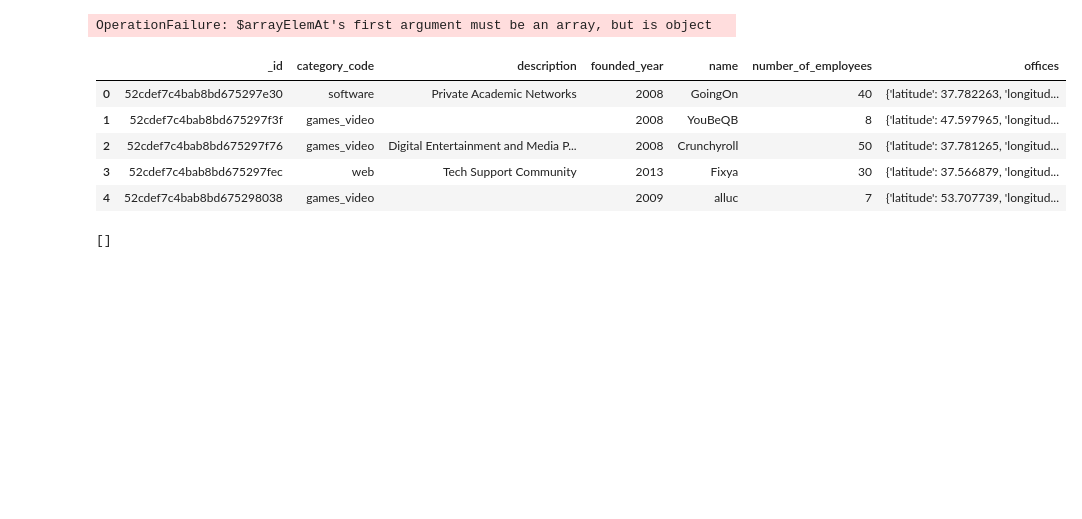
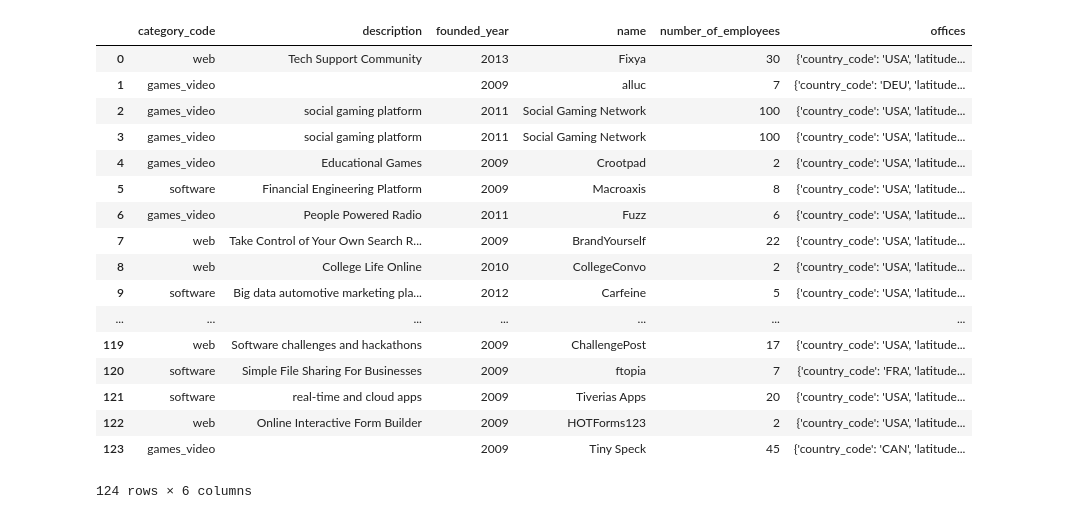
Before and after one commit to Almuglezsalcedo/datamad0119, a Jupyter notebook: module-2/tableau-project/your-code/main.ipynb, the cells around one changed output. Drawn from its saved outputs; the diff is of its cells as text; code cells hidden in the pictures; blank space fills up the shorter version.

```diff
--- a/module-2/tableau-project/your-code/main.ipynb
+++ b/module-2/tableau-project/your-code/main.ipynb
@@ -8,10 +8,12 @@ cursor=db.companies.aggregate([
     {'$match':
      {'$and': [
         {'category_code': {'$in': ["web","software","games_video"]}},
-        {'founded_year':{'$gte':2008}},
+        {'founded_year':{'$gte':2009}},
         {'deadpooled_year': None },
         {"offices.latitude":{'$ne': None}},
+        {"offices.longitude":{'$ne': None}},
         {"number_of_employees":{'$ne': None}},
+
     ]}},
     { '$unwind': "$offices" },
     { '$project' : {
@@ -22,46 +24,33 @@ cursor=db.companies.aggregate([
         "money_raised":1,
         "number_of_employees":1,
         "offices.latitude": 1,
-        "offices.longitude":1
+        "offices.longitude":1,
+        "offices.country_code":1,
+        "_id":0
     }}])
 
 Comp=list(cursor)
-# %%
-cursor=db.companies.aggregate([
-    {'$match':
-     {'$and': [
-        {'category_code': {'$in': ["web","software","games_video"]}},
-        {'founded_year':{'$gte':2008}},
-        {'deadpooled_year': None },
-        {"offices.latitude":{'$ne': None}},
-        {"number_of_employees":{'$ne': None}},
-    ]}},
-    { '$unwind': "$offices" },
-    { '$project' : {
-        "name" : 1,
-        "category_code": 1,
-        "founded_year": 1,
-        "description":1,
-        "money_raised":1,
-        "number_of_employees":1,
-        #"city": { '$arrayElemAt': [ "$offices", 4 ] },
-        #"countycode": { '$arrayElemAt': [ "$offices", 6 ] },
-        "latitude": { '$arrayElemAt': [ "$offices", 7 ] },
-        "longitude": { '$arrayElemAt': [ "$offices", 8 ] }
-    }}])
-
-Comp=list(cursor)
-# %% [output]
-OperationFailure: $arrayElemAt's first argument must be an array, but is object
 # %%
 import pandas as pd
 
 df = pd.DataFrame(Comp)
-df.head()
+df
 # %% [output]
-|  | _id | category_code | description | founded_year | name | number_of_employees | offices |
-| 0 | 52cdef7c4bab8bd675297e30 | software | Private Academic Networks | 2008 | GoingOn | 40 | {'latitude': 37.782263, 'longitud... |
-| 1 | 52cdef7c4bab8bd675297f3f | games_video |  | 2008 | YouBeQB | 8 | {'latitude': 47.597965, 'longitud... |
-| 2 | 52cdef7c4bab8bd675297f76 | games_video | Digital Entertainment and Media P... | 2008 | Crunchyroll | 50 | {'latitude': 37.781265, 'longitud... |
-| 3 | 52cdef7c4bab8bd675297fec | web | Tech Support Community | 2013 | Fixya | 30 | {'latitude': 37.566879, 'longitud... |
-| 4 | 52cdef7c4bab8bd675298038 | games_video |  | 2009 | alluc | 7 | {'latitude': 53.707739, 'longitud... |
+|  | category_code | description | founded_year | name | number_of_employees | offices |
+| 0 | web | Tech Support Community | 2013 | Fixya | 30 | {'country_code': 'USA', 'latitude... |
+| 1 | games_video |  | 2009 | alluc | 7 | {'country_code': 'DEU', 'latitude... |
+| 2 | games_video | social gaming platform | 2011 | Social Gaming Network | 100 | {'country_code': 'USA', 'latitude... |
+| 3 | games_video | social gaming platform | 2011 | Social Gaming Network | 100 | {'country_code': 'USA', 'latitude... |
+| 4 | games_video | Educational Games | 2009 | Crootpad | 2 | {'country_code': 'USA', 'latitude... |
+| 5 | software | Financial Engineering Platform | 2009 | Macroaxis | 8 | {'country_code': 'USA', 'latitude... |
+| 6 | games_video | People Powered Radio | 2011 | Fuzz | 6 | {'country_code': 'USA', 'latitude... |
+| 7 | web | Take Control of Your Own Search R... | 2009 | BrandYourself | 22 | {'country_code': 'USA', 'latitude... |
+| 8 | web | College Life Online | 2010 | CollegeConvo | 2 | {'country_code': 'USA', 'latitude... |
+| 9 | software | Big data automotive marketing pla... | 2012 | Carfeine | 5 | {'country_code': 'USA', 'latitude... |
+| ... | ... | ... | ... | ... | ... | ... |
+| 119 | web | Software challenges and hackathons | 2009 | ChallengePost | 17 | {'country_code': 'USA', 'latitude... |
+| 120 | software | Simple File Sharing For Businesses | 2009 | ftopia | 7 | {'country_code': 'FRA', 'latitude... |
+| 121 | software | real-time and cloud apps | 2009 | Tiverias Apps | 20 | {'country_code': 'USA', 'latitude... |
+| 122 | web | Online Interactive Form Builder | 2009 | HOTForms123 | 2 | {'country_code': 'USA', 'latitude... |
+| 123 | games_video |  | 2009 | Tiny Speck | 45 | {'country_code': 'CAN', 'latitude... |
+124 rows × 6 columns
@@ -82,5 +56,0 @@ def convertCompany(company):
-# %%
-geoCompanies = list(map(lambda r: convertCompany(r),cursor))
-geoCompanies
-# %% [output]
-[]
```
Also changed, not shown: parts of 5 cells of this notebook, 1 other file.
